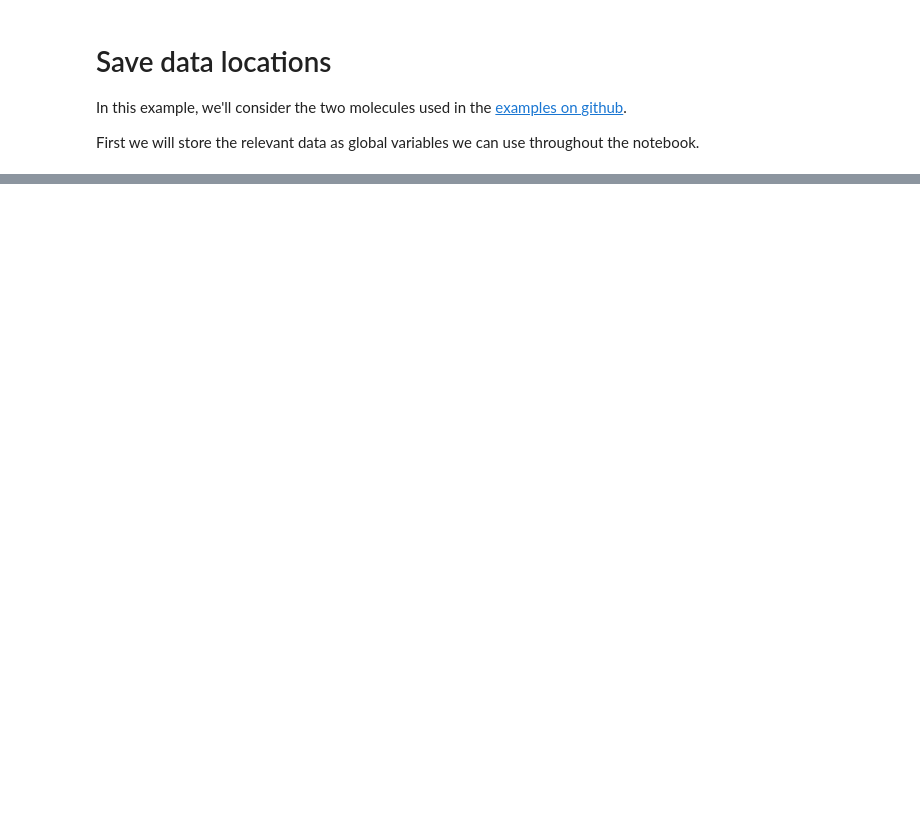
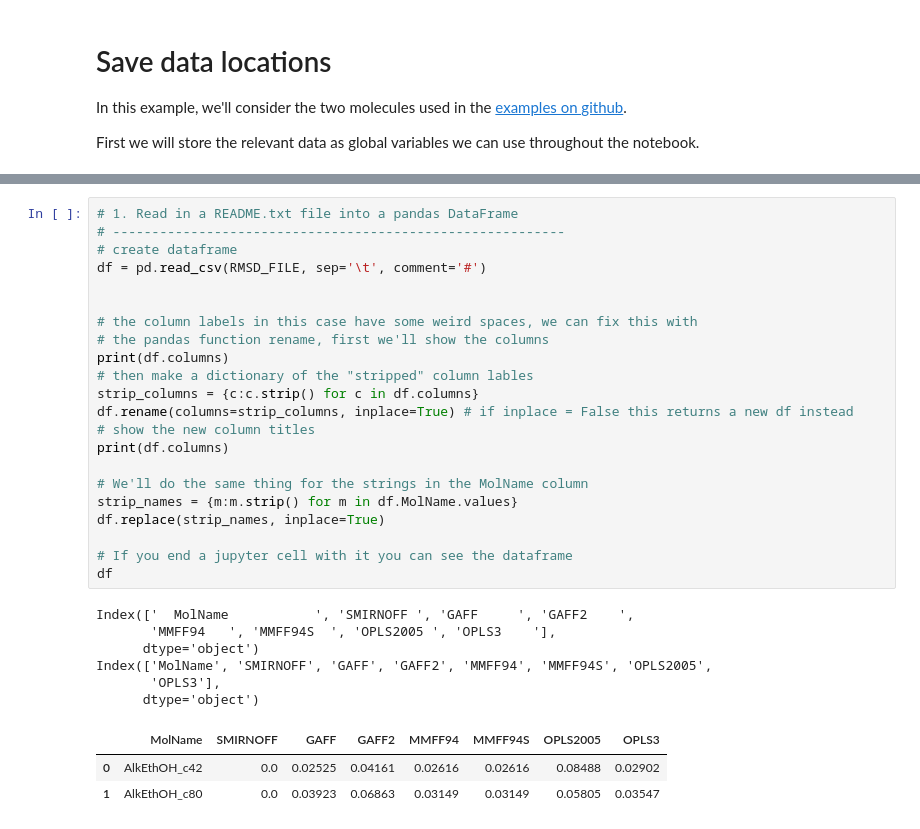
Before and after one commit to MobleyLab/off-ffcompare, a Jupyter notebook: example_analysis.ipynb, the cells around one changed output, grey strips where cells are left out. Drawn from its saved outputs; the diff is of its cells as text; blank space fills up the shorter version.

```diff
--- a/example_analysis.ipynb
+++ b/example_analysis.ipynb
@@ -223,0 +121,32 @@ f2.savefig('bond_angles.png')
+# %%
+# 1. Read in a README.txt file into a pandas DataFrame
+# ----------------------------------------------------------
+# create dataframe
+df = pd.read_csv(RMSD_FILE, sep='\t', comment='#')
+
+
+# the column labels in this case have some weird spaces, we can fix this with
+# the pandas function rename, first we'll show the columns
+print(df.columns)
+# then make a dictionary of the "stripped" column lables
+strip_columns = {c:c.strip() for c in df.columns}
+df.rename(columns=strip_columns, inplace=True) # if inplace = False this returns a new df instead
+# show the new column titles
+print(df.columns)
+
+# We'll do the same thing for the strings in the MolName column
+strip_names = {m:m.strip() for m in df.MolName.values}
+df.replace(strip_names, inplace=True)
+
+# If you end a jupyter cell with it you can see the dataframe
+df
+# %% [output]
+Index(['  MolName           ', 'SMIRNOFF ', 'GAFF     ', 'GAFF2    ',
+       'MMFF94   ', 'MMFF94S  ', 'OPLS2005 ', 'OPLS3    '],
+      dtype='object')
+Index(['MolName', 'SMIRNOFF', 'GAFF', 'GAFF2', 'MMFF94', 'MMFF94S', 'OPLS2005',
+       'OPLS3'],
+      dtype='object')
+|  | MolName | SMIRNOFF | GAFF | GAFF2 | MMFF94 | MMFF94S | OPLS2005 | OPLS3 |
+| 0 | AlkEthOH_c42 | 0.0 | 0.02525 | 0.04161 | 0.02616 | 0.02616 | 0.08488 | 0.02902 |
+| 1 | AlkEthOH_c80 | 0.0 | 0.03923 | 0.06863 | 0.03149 | 0.03149 | 0.05805 | 0.03547 |
```
Also changed, not shown: parts of 27 cells of this notebook.
